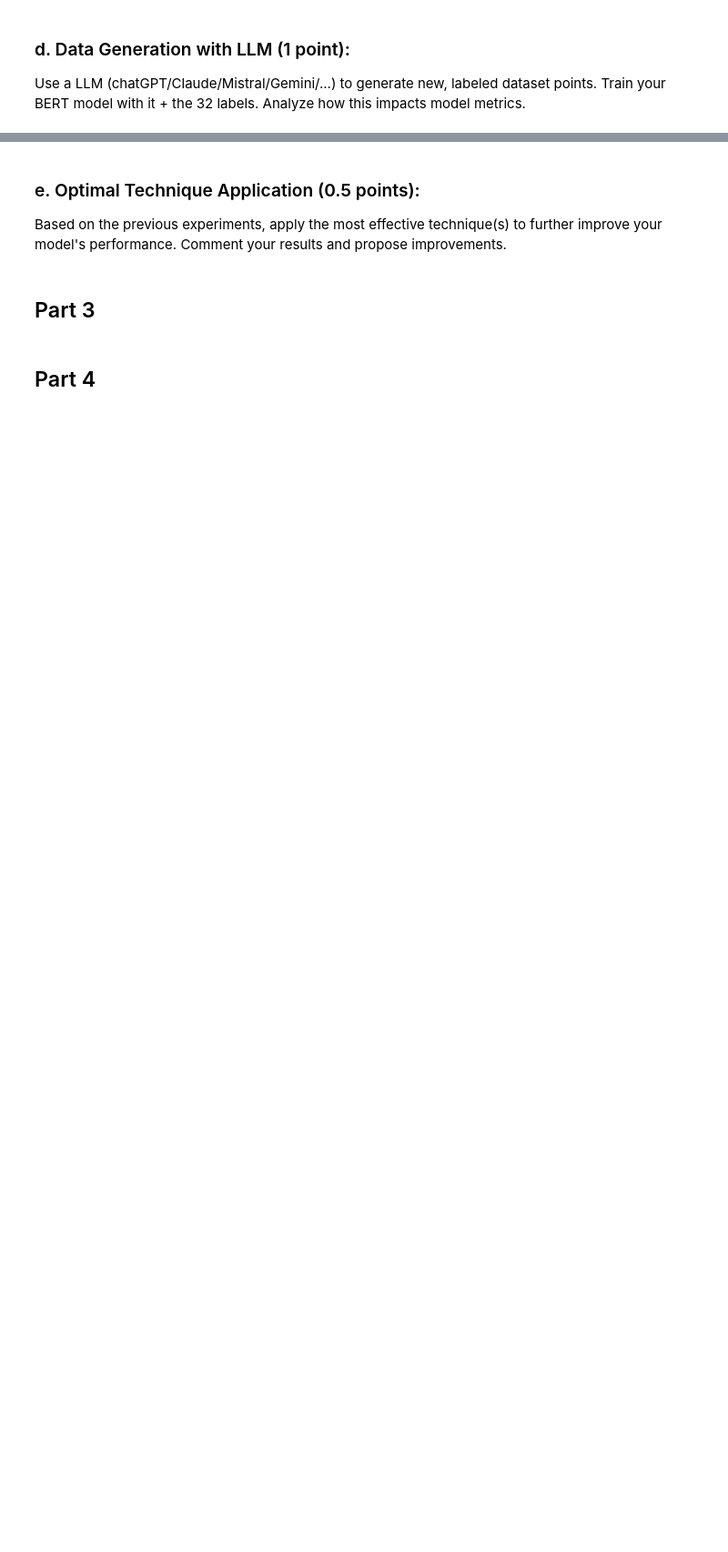
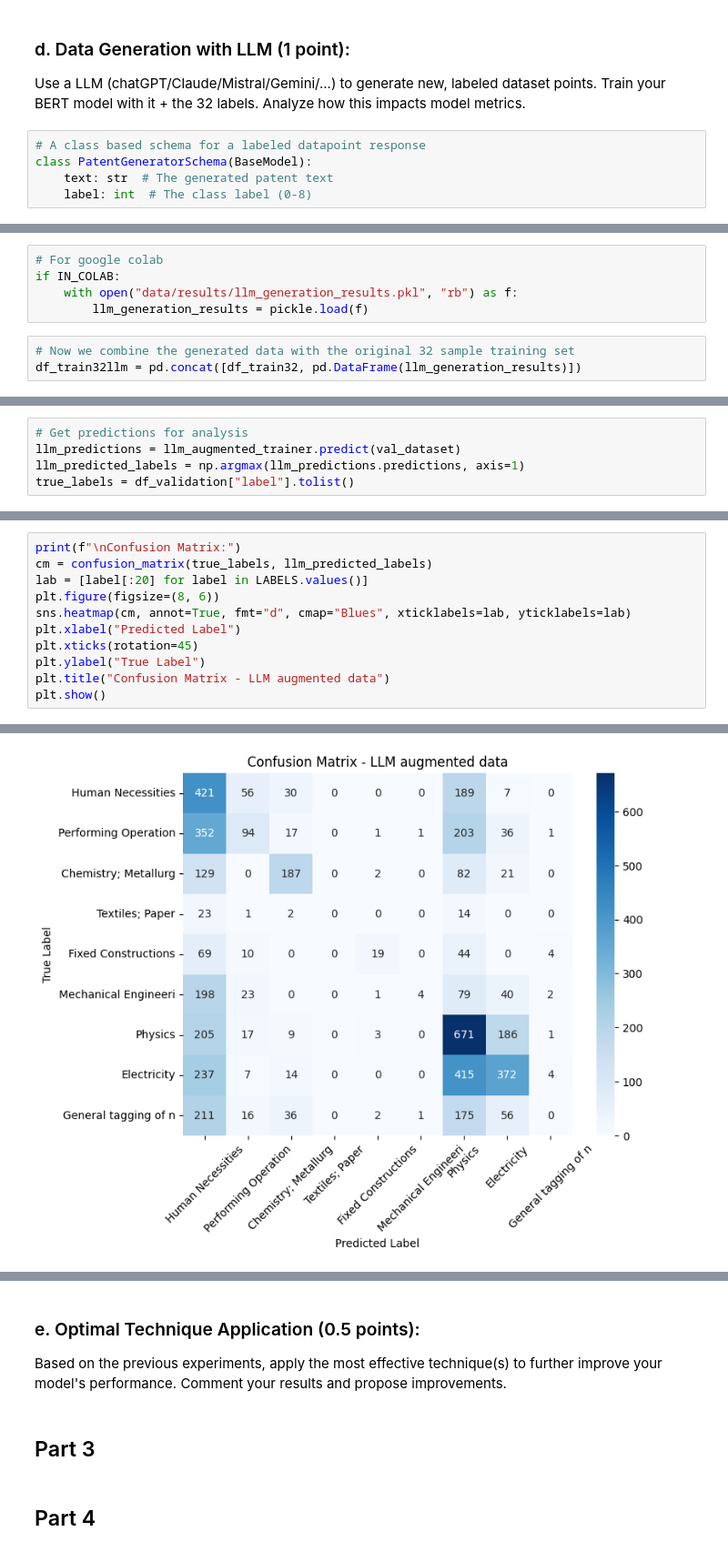
Before and after one commit to m9o8/anlp_final_project, a Jupyter notebook: code/task2.ipynb, the cells around one changed output, grey strips where cells are left out. Shown: that part at 91% size. Drawn from its saved outputs; the diff is of its cells as text; blank space fills up the shorter version.

```diff
--- a/code/task2.ipynb
+++ b/code/task2.ipynb
@@ -769,3 +1007,8 @@ LMStudioServerError: Chat response error: Trying to keep the first 9470 tokens w
 # %% [markdown]
 ### d. Data Generation with LLM (1 point):
 Use a LLM (chatGPT/Claude/Mistral/Gemini/...) to generate new, labeled dataset points. Train your BERT model with it + the 32 labels. Analyze how this impacts model metrics.
+# %%
+# A class based schema for a labeled datapoint response
+class PatentGeneratorSchema(BaseModel):
+    text: str  # The generated patent text
+    label: int  # The class label (0-8)
@@ -771,0 +1059,8 @@ Use a LLM (chatGPT/Claude/Mistral/Gemini/...) to generate new, labeled dataset p
+# %%
+# For google colab
+if IN_COLAB:
+    with open("data/results/llm_generation_results.pkl", "rb") as f:
+        llm_generation_results = pickle.load(f)
+# %%
+# Now we combine the generated data with the original 32 sample training set
+df_train32llm = pd.concat([df_train32, pd.DataFrame(llm_generation_results)])
@@ -771,0 +1141,5 @@ Use a LLM (chatGPT/Claude/Mistral/Gemini/...) to generate new, labeled dataset p
+# %%
+# Get predictions for analysis
+llm_predictions = llm_augmented_trainer.predict(val_dataset)
+llm_predicted_labels = np.argmax(llm_predictions.predictions, axis=1)
+true_labels = df_validation["label"].tolist()
@@ -771,0 +1176,12 @@ Use a LLM (chatGPT/Claude/Mistral/Gemini/...) to generate new, labeled dataset p
+# %%
+print(f"\nConfusion Matrix:")
+cm = confusion_matrix(true_labels, llm_predicted_labels)
+lab = [label[:20] for label in LABELS.values()]
+plt.figure(figsize=(8, 6))
+sns.heatmap(cm, annot=True, fmt="d", cmap="Blues", xticklabels=lab, yticklabels=lab)
+plt.xlabel("Predicted Label")
+plt.xticks(rotation=45)
+plt.ylabel("True Label")
+plt.title("Confusion Matrix - LLM augmented data")
+plt.show()
+# %% [output]
@@ -771,0 +1189 @@ Use a LLM (chatGPT/Claude/Mistral/Gemini/...) to generate new, labeled dataset p
+[figure, added]
```
Also changed, not shown: parts of 34 cells of this notebook, 2 other files.
